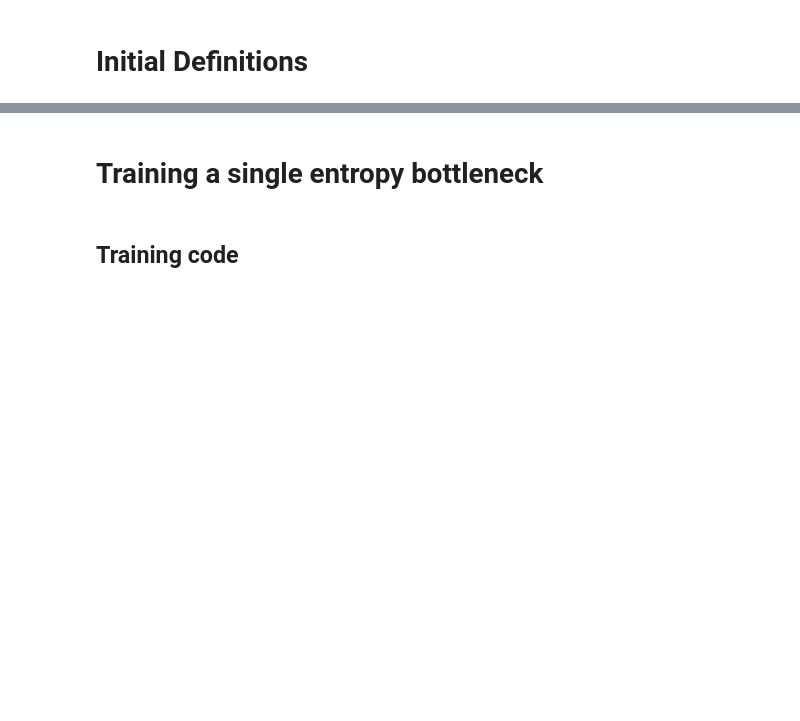
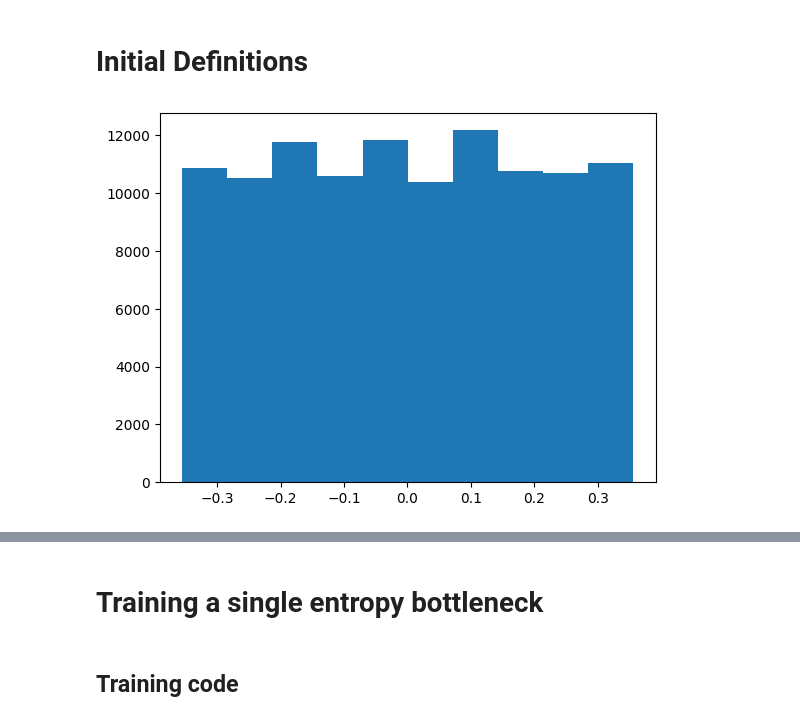
Before and after one commit to Conzel/coinpp-entropy, a Jupyter notebook: test_coinpp_latent_scaling.ipynb, the cells around one changed output, grey strips where cells are left out. Cells and saved outputs as stored; diff of their text form; code cells hidden in the pictures; blank space fills up the shorter version.

```diff
--- a/test_coinpp_latent_scaling.ipynb
+++ b/test_coinpp_latent_scaling.ipynb
@@ -76,3 +81,8 @@ for l in latent_dataloader:
 for d in train_dataloader:
     data_0 = d
     break
+# %%
+plt.hist(model.modulation_net(latent_0).detach().flatten())
+plt.show()
+# %% [output]
+[figure, added]
```
Also changed, not shown: parts of 14 cells of this notebook, 5 other files.
